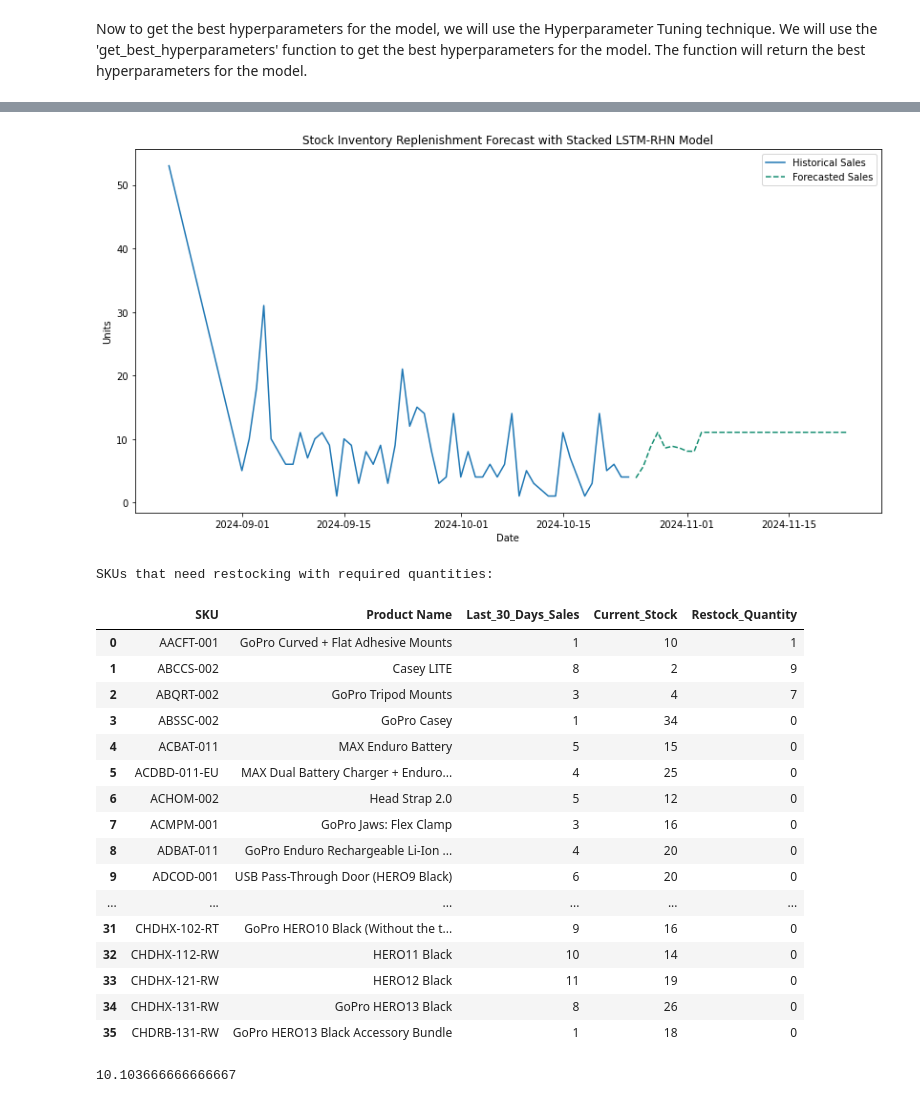
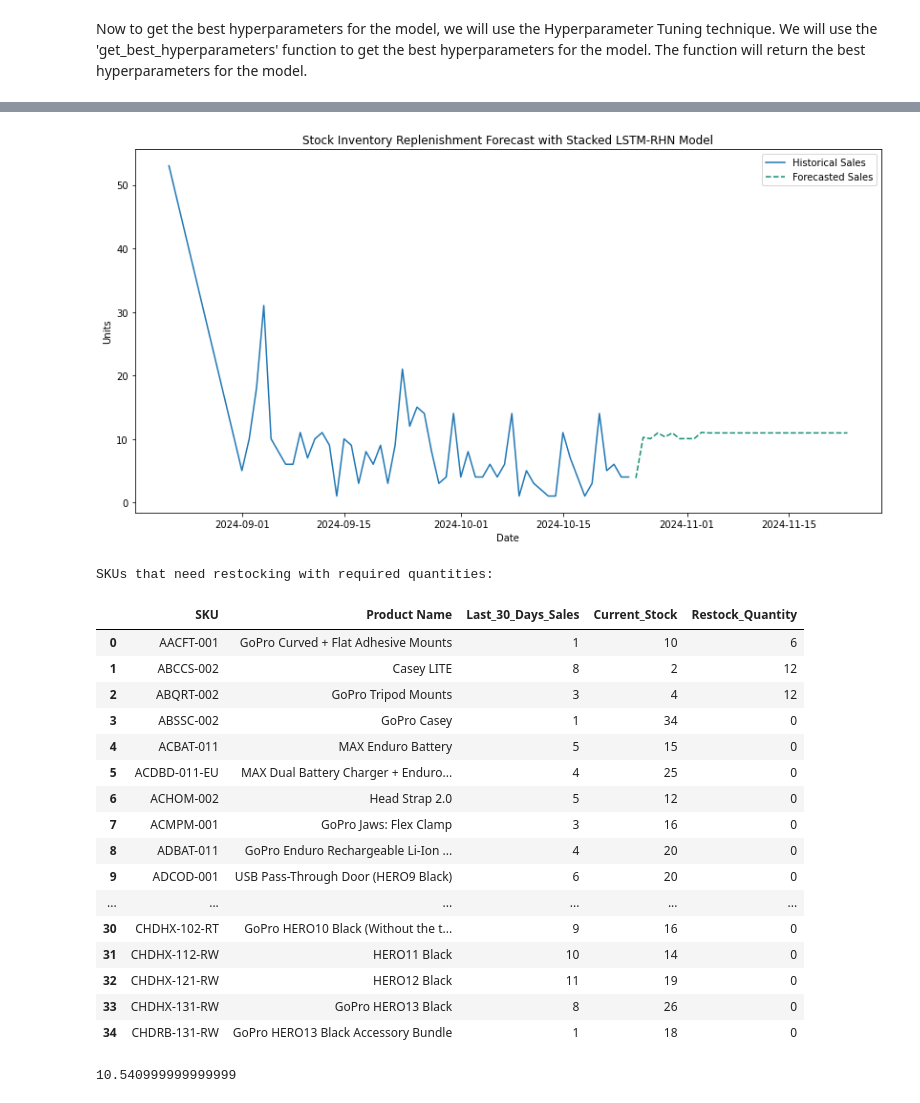
Before and after one commit to Seyone68/VYPER-Inventory-Replenishment, a Jupyter notebook: app/stck_replnsh_1.ipynb, the cells around one changed output, grey strips where cells are left out. Drawn from its saved outputs; the diff is of its cells as text; code cells hidden in the pictures.

```diff
--- a/app/stck_replnsh_1.ipynb
+++ b/app/stck_replnsh_1.ipynb
@@ -269,12 +269,12 @@ def build_lstm_model(hp):
     model = Sequential()
 
     # Add LSTM layer
-    model.add(LSTM(units=hp.Int('units', min_value=32, max_value=512, step=32),
+    model.add(LSTM(units=hp.Int('units', min_value=64, max_value=512, step=32),
                  input_shape=(sequence_length, num_features), return_sequences=False))
     model.add(Dropout(hp.Float('dropout', min_value=0.1, max_value=0.5, step=0.1)))
 
     # Add Dense layer
-    model.add(Dense(units=hp.Int('dense_units', min_value=32, max_value=512, step=32), activation='relu'))
+    model.add(Dense(units=hp.Int('dense_units', min_value=64, max_value=512, step=32), activation='relu'))
     model.add(Dropout(hp.Float('dense_dropout', min_value=0.1, max_value=0.5, step=0.1)))
 
     # Output layer
@@ -289,7 +289,7 @@ tuner_lstm = kt.RandomSearch(
     build_lstm_model,
     objective='val_loss',
     max_trials=12,
-    executions_per_trial=2,
+    executions_per_trial=4,
     directory='lstm_tuner',
     project_name='lstm_model'
 )
@@ -335,8 +339,8 @@ def build_rhn_model(hp):
 
     # Recurrent Highway Network approximation using multiple LSTM layers
     for _ in range(hp.Int('num_layers', 1, 3)):
-        x_residual = Dense(hp.Int('units', min_value=32, max_value=512, step=32))(x)  # Adjusting the shape of x_residual
-        x = LSTM(units=hp.Int('units', min_value=32, max_value=512, step=32), return_sequences=True)(x)
+        x_residual = Dense(hp.Int('units', min_value=64, max_value=512, step=32))(x)  # Adjusting the shape of x_residual
+        x = LSTM(units=hp.Int('units', min_value=64, max_value=512, step=32), return_sequences=True)(x)
         x = Add()([x, x_residual])  # Residual connection
 
     x = Flatten()(x)
@@ -352,7 +356,7 @@ tuner_rhn = kt.RandomSearch(
     build_rhn_model,
     objective='val_loss',
     max_trials=12,
-    executions_per_trial=2,
+    executions_per_trial=4,
     directory='rhn_tuner',
     project_name='rhn_model'
 )
@@ -481,7 +487,7 @@ plt.title('Stock Inventory Replenishment Forecast with Stacked LSTM-RHN Model')
 plt.legend()
 plt.show()
 # %% [output]
-[figure, old version]
+[figure, new version]
 # %%
 # Calculate the actual units sold for each SKU in the last 30 days
 last_30_days_sales = df_sales[df_sales['Date'] > df_sales['Date'].max() - pd.Timedelta(days=30)]
@@ -489,36 +495,42 @@ last_30_days_sales = last_30_days_sales.groupby(['SKU', 'Product Name'])['QTY'].
 last_30_days_sales.columns = ['SKU', 'Product Name','Last_30_Days_Sales']
 
 # Get the current stock levels for each SKU
 current_stock_levels = df_stock.groupby('SKU')['Stock On Hand'].sum().reset_index()
 current_stock_levels.columns = ['SKU', 'Current_Stock']
 
 # Merge the last 30 days sales and current stock levels
 restock_skus = pd.merge(last_30_days_sales, current_stock_levels, on='SKU')
 
 # Calculate the forecasted demand for the next 30 days based on the model's forecast
 average_daily_forecast = future_predictions_units.mean()
 
 # Determine the restock quantity
 # The restock quantity should cover the forecasted demand minus the current stock levels
 # If the forecasted demand is less than the current stock levels, no restock is needed
 # If last 30 days sales are lower than the forecasted demand, the restock quantity is based on the forecasted demand
 restock_skus['Restock_Quantity'] = restock_skus.apply(lambda x: max(0, average_daily_forecast - x['Current_Stock']), axis=1)
 
 # Restock quantity not required for SKUs start with 'UKRFB
 restock_skus = restock_skus[~restock_skus['SKU'].str.startswith('UKRFB')]
 
+# Restock quantity not required for SKUs ends with '- R'
+restock_skus = restock_skus[~restock_skus['SKU'].str.endswith('- R')].reset_index(drop=True)
+
 # Set Restock Quantity to whole integer values
 restock_skus['Restock_Quantity'] = restock_skus['Restock_Quantity'].apply(np.ceil).astype(int)
+
+# Restock quantity for each SKU should be multiples of 6. Ex:- 6, 12, 18, 24, etc.
+restock_skus['Restock_Quantity'] = restock_skus['Restock_Quantity'].apply(lambda x: x + (6 - x) % 6)
 
 # Display the SKUs that need restocking along with the quantity
 print("SKUs that need restocking with required quantities:")
 display(restock_skus[['SKU', 'Product Name', 'Last_30_Days_Sales', 'Current_Stock','Restock_Quantity']])
 # %% [output]
 SKUs that need restocking with required quantities:
 |  | SKU | Product Name | Last_30_Days_Sales | Current_Stock | Restock_Quantity |
-| 0 | AACFT-001 | GoPro Curved + Flat Adhesive Mounts | 1 | 10 | 1 |
-| 1 | ABCCS-002 | Casey LITE | 8 | 2 | 9 |
-| 2 | ABQRT-002 | GoPro Tripod Mounts | 3 | 4 | 7 |
+| 0 | AACFT-001 | GoPro Curved + Flat Adhesive Mounts | 1 | 10 | 6 |
+| 1 | ABCCS-002 | Casey LITE | 8 | 2 | 12 |
+| 2 | ABQRT-002 | GoPro Tripod Mounts | 3 | 4 | 12 |
 | 3 | ABSSC-002 | GoPro Casey | 1 | 34 | 0 |
 | 4 | ACBAT-011 | MAX Enduro Battery | 5 | 15 | 0 |
 | 5 | ACDBD-011-EU | MAX Dual Battery Charger + Enduro... | 4 | 25 | 0 |
@@ -527,15 +539,15 @@ SKUs that need restocking with required quantities:
 | 8 | ADBAT-011 | GoPro Enduro Rechargeable Li-Ion ... | 4 | 20 | 0 |
 | 9 | ADCOD-001 | USB Pass-Through Door (HERO9 Black) | 6 | 20 | 0 |
 | ... | ... | ... | ... | ... | ... |
-| 31 | CHDHX-102-RT | GoPro HERO10 Black (Without the t... | 9 | 16 | 0 |
-| 32 | CHDHX-112-RW | HERO11 Black | 10 | 14 | 0 |
-| 33 | CHDHX-121-RW | HERO12 Black | 11 | 19 | 0 |
-| 34 | CHDHX-131-RW | GoPro HERO13 Black | 8 | 26 | 0 |
-| 35 | CHDRB-131-RW | GoPro HERO13 Black Accessory Bundle | 1 | 18 | 0 |
+| 30 | CHDHX-102-RT | GoPro HERO10 Black (Without the t... | 9 | 16 | 0 |
+| 31 | CHDHX-112-RW | HERO11 Black | 10 | 14 | 0 |
+| 32 | CHDHX-121-RW | HERO12 Black | 11 | 19 | 0 |
+| 33 | CHDHX-131-RW | GoPro HERO13 Black | 8 | 26 | 0 |
+| 34 | CHDRB-131-RW | GoPro HERO13 Black Accessory Bundle | 1 | 18 | 0 |
 # %%
 average_daily_forecast
 # %% [output]
-10.103666666666667
+10.540999999999999
 # %%
 # Highlight the SKUs that need restocking above a certain threshold with a color
 def highlight_restock(x):
```
Also changed, not shown: parts of 8 cells of this notebook, 26 other files.
